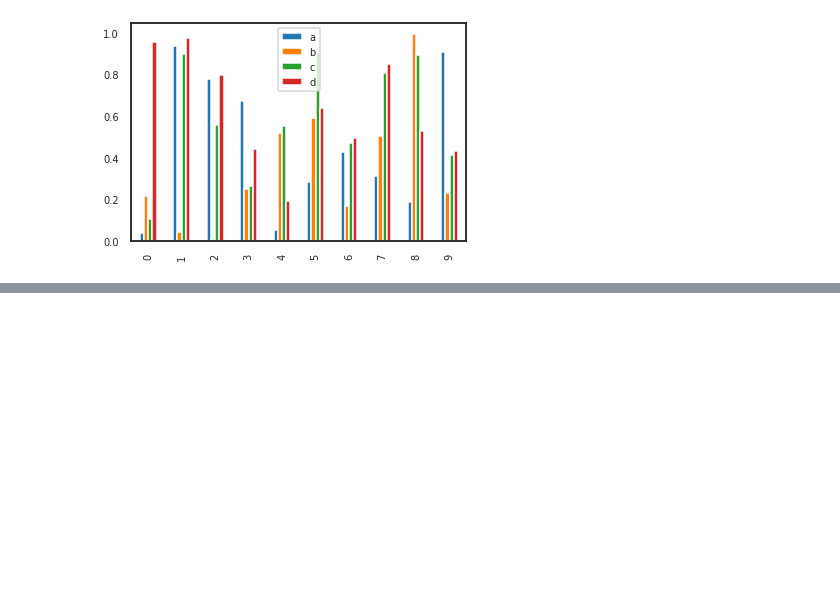
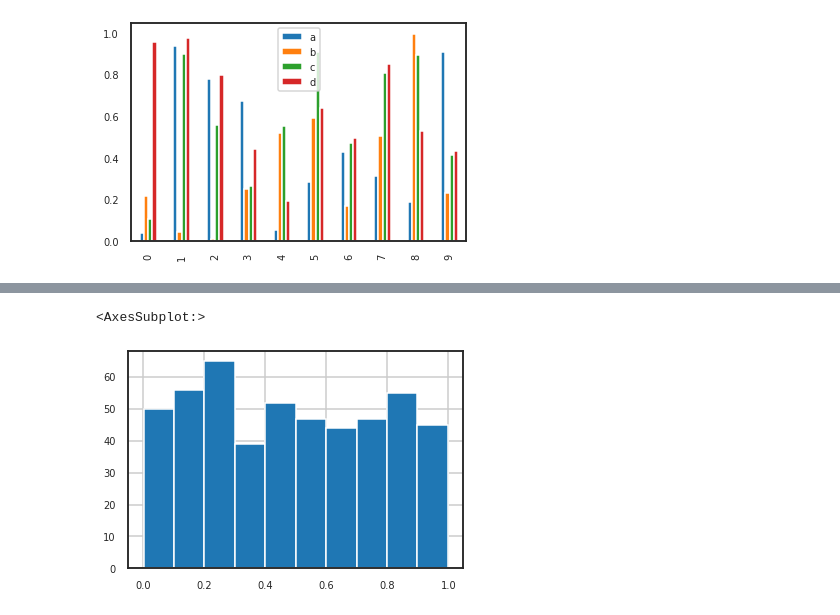
Before and after one commit to FivMeyer/Python_Studies, a Jupyter notebook: 00_basic_python.ipynb, the cells around one changed output, grey strips where cells are left out. Cells and saved outputs as stored; diff of their text form; code cells hidden in the pictures; blank space fills up the shorter version.

```diff
--- a/00_basic_python.ipynb
+++ b/00_basic_python.ipynb
@@ -2491,0 +2509,6 @@ df2.plot.bar(stacked = True)
+# %%
+# Crie um histograma da coluna a
+df3['a'].hist();
+# %% [output]
+<AxesSubplot:>
+[figure, added]
```
Also changed, not shown: parts of 68 cells of this notebook, 6 other files.
